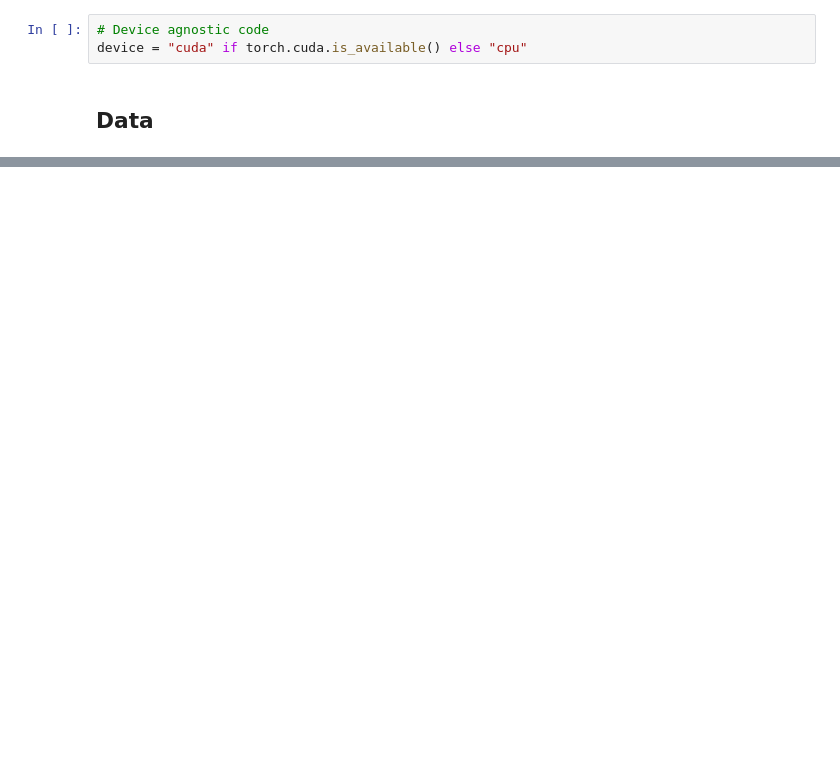
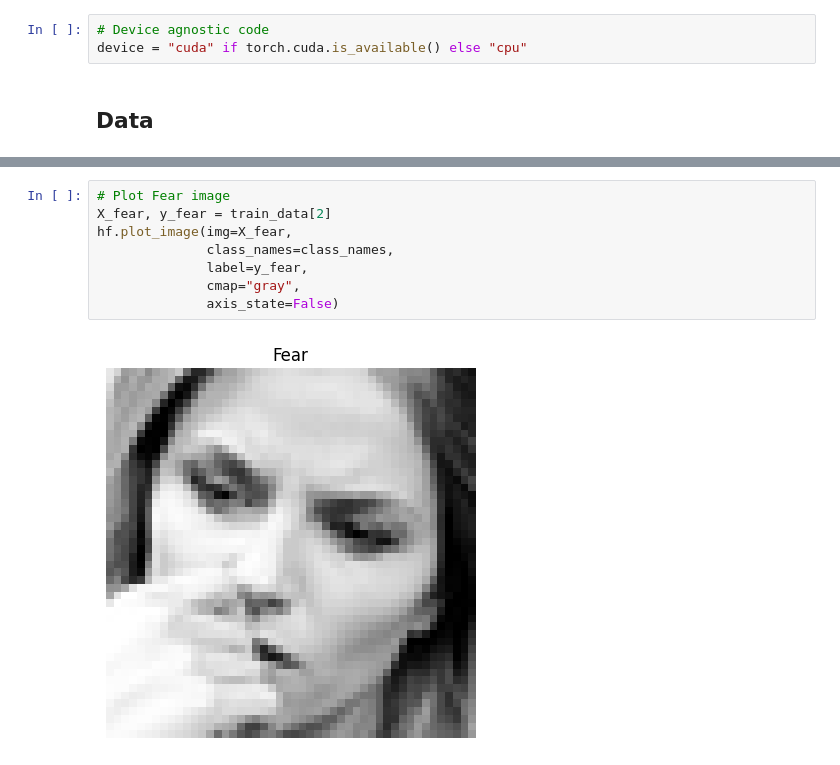
Before and after one commit to Rishi-Jain-27/fer2013-classifier, a Jupyter notebook: fer2013-classifier.ipynb, the cells around one changed output, grey strips where cells are left out. Drawn from its saved outputs; the diff is of its cells as text; blank space fills up the shorter version.

```diff
--- a/fer2013-classifier.ipynb
+++ b/fer2013-classifier.ipynb
@@ -156,0 +215,10 @@ Shape of first piece of data: torch.Size([1, 48, 48]) | label: 0
+# %%
+# Plot Fear image
+X_fear, y_fear = train_data[2]
+hf.plot_image(img=X_fear,
+              class_names=class_names,
+              label=y_fear,
+              cmap="gray",
+              axis_state=False)
+# %% [output]
+[figure, added]
```
Also changed, not shown: parts of 16 cells of this notebook.
